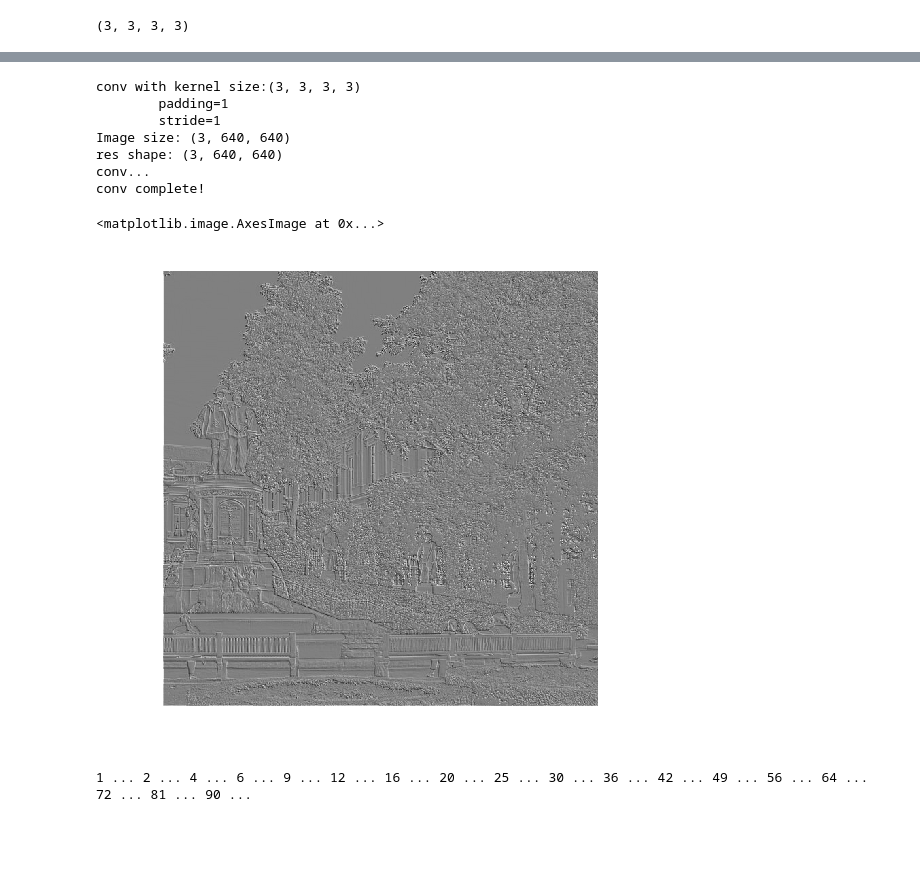
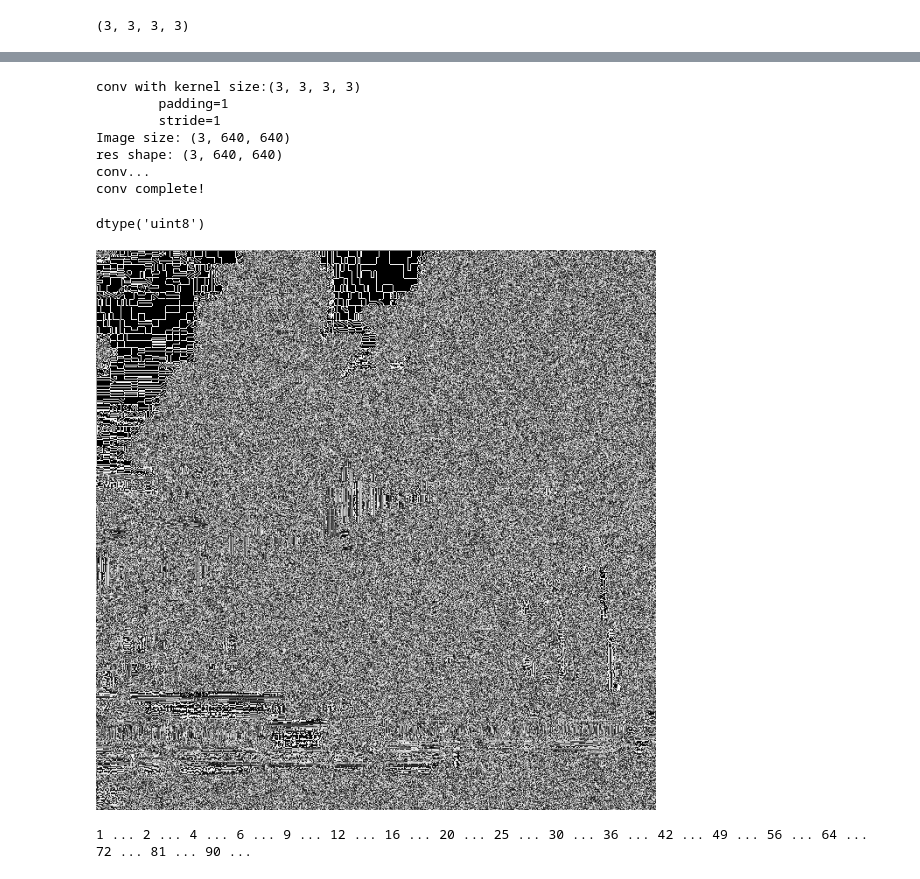
Before and after one commit to Yangjiaxi/ml, a Jupyter notebook: math/conv.ipynb, the cells around one changed output, grey strips where cells are left out. Drawn from its saved outputs; the diff is of its cells as text; code cells hidden in the pictures; blank space fills up the shorter version.

Commit message:
<ADD> [ago] conv and pool

```diff
--- a/math/conv.ipynb
+++ b/math/conv.ipynb
@@ -37,6 +37,10 @@ sharpen = np.array([[0, -1, 0],
 blur_3 = np.array([[1, 2, 1],
                  [2, 4, 2],
                  [1, 2, 1]]) / 16
+# %%
+test_1 = np.array([[0, -1, 0],
+                   [-1, 4, -1],
+                   [0, -1, 0]])
 # %%
 def make_kernel(klist):
     k_l = np.array([])
@@ -45,7 +49,8 @@ def make_kernel(klist):
         k_l = np.append(k_l, newk).reshape(-1, *newk.shape)
     return k_l
 # %%
-kernel_list = make_kernel([edge_v, edge_h, edge_multi])
+# kernel_list = make_kernel([edge_v, edge_h, edge_multi])
+kernel_list = make_kernel([test_1] * 3)
 # %%
 kernel_list.shape
 # %% [output]
@@ -146,7 +141,6 @@ def pool(_data, size=2, stride=2, padding=0, mode="max"):
     return res
 # %%
 conv_res = conv(img_data, kernel_list, padding=1, stride=1)
-show_img(conv_res, "gray")
 # %% [output]
 conv with kernel size:(3, 3, 3, 3)
         padding=1
@@ -155,5 +149,3 @@ Image size: (3, 640, 640)
 res shape: (3, 640, 640)
 conv...
 conv complete!
-<matplotlib.image.AxesImage at 0x...>
-[figure, removed]
@@ -160,3 +159,13 @@ conv complete!
+# %%
+x = conv_res.transpose(1, 2, 0).astype(np.uint8)
+# %%
+x.dtype
+# %% [output]
+dtype('uint8')
+# %%
+Image.fromarray(x)
+# %% [output]
+[figure, added]
 # %%
 for e in np.arange(1, 10, 0.5):
     size = floor(e**2)
```
Also changed, not shown: parts of 3 cells of this notebook, 19 other files.
